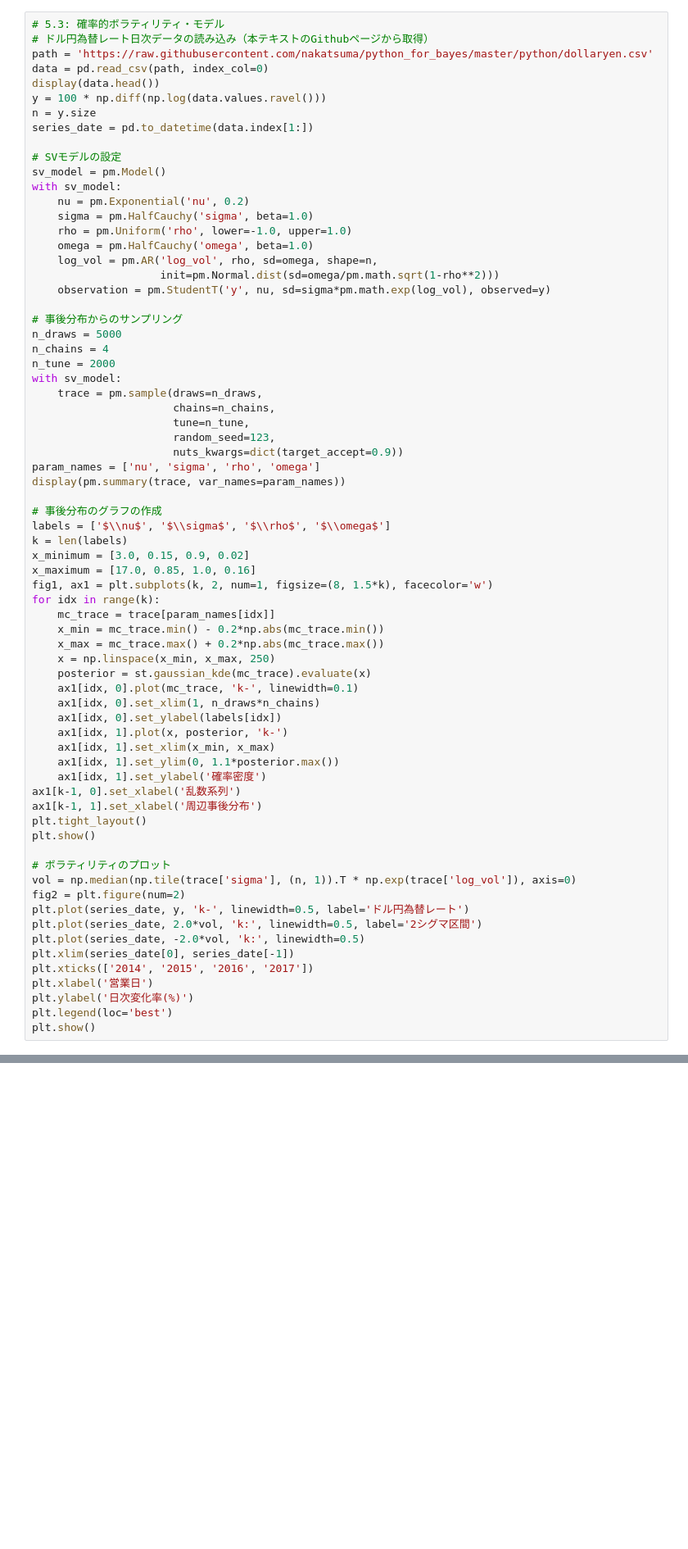
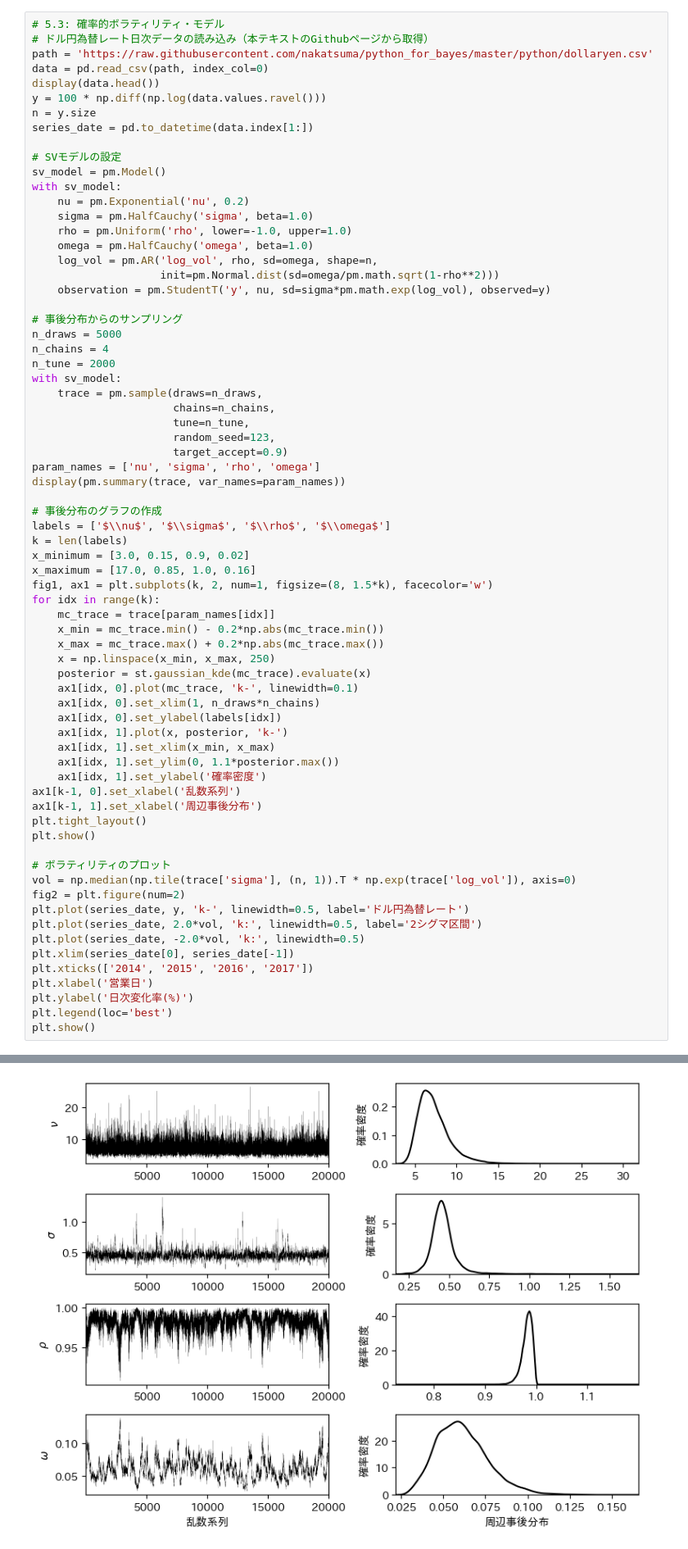
Before and after one commit to s1ok69oo/my_study, a Jupyter notebook: nakatsuma_bayes_2019/Chapter5.ipynb, the cells around one changed output, grey strips where cells are left out. Shown: that part at 82% size. Saved outputs shown, nothing was run; the diff lists cells and outputs as text; blank space fills up the shorter version.

```diff
--- a/nakatsuma_bayes_2019/Chapter5.ipynb
+++ b/nakatsuma_bayes_2019/Chapter5.ipynb
@@ -372,7 +386,7 @@ with sv_model:
                       chains=n_chains,
                       tune=n_tune,
                       random_seed=123,
-                      nuts_kwargs=dict(target_accept=0.9))
+                      target_accept=0.9)
 param_names = ['nu', 'sigma', 'rho', 'omega']
 display(pm.summary(trace, var_names=param_names))
 
@@ -412,3 +426,4 @@ plt.xlabel('営業日')
 plt.ylabel('日次変化率(%)')
 plt.legend(loc='best')
 plt.show()
+# %% [output]
@@ -414,0 +446 @@ plt.show()
+[figure, added]
```
Also changed, not shown: parts of 3 cells of this notebook, 1 other file.
